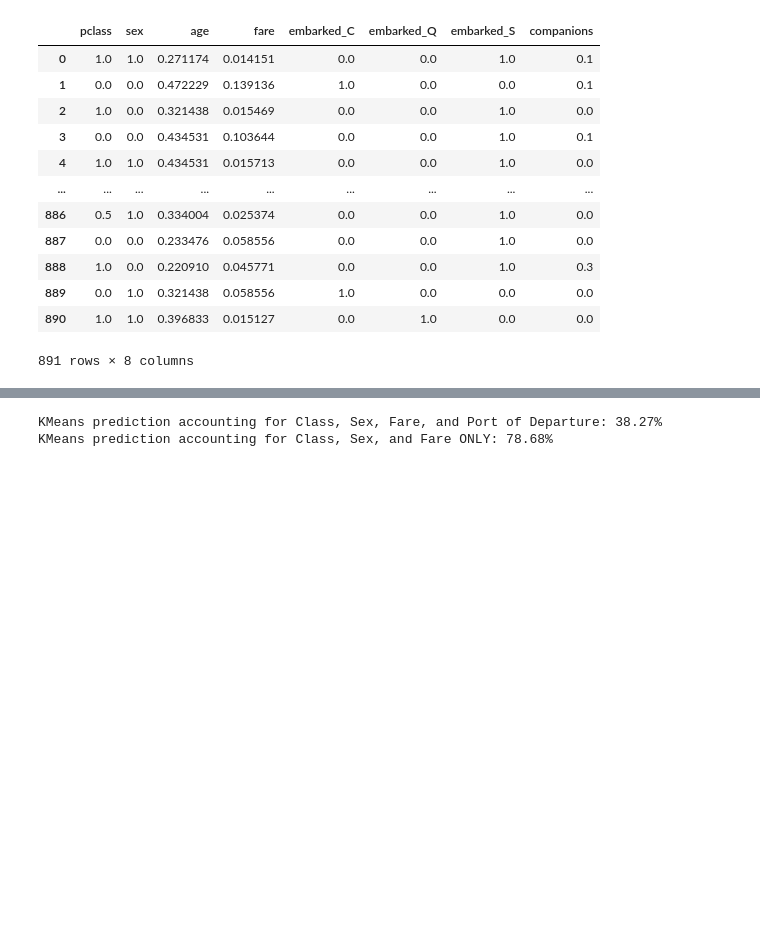
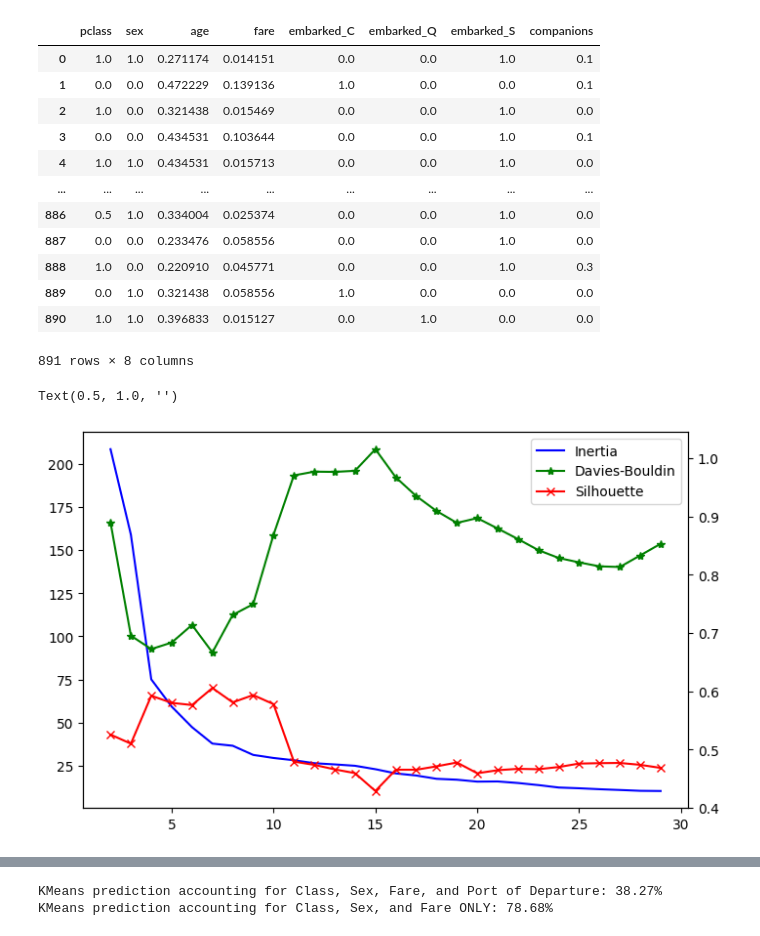
Before and after one commit to RuizLorenzoChavez/practical-ML, a Jupyter notebook: titanic.ipynb, the cells around one changed output, grey strips where cells are left out. Saved outputs shown, nothing was run; the diff lists cells and outputs as text; code cells hidden in the pictures; blank space fills up the shorter version.

```diff
--- a/titanic.ipynb
+++ b/titanic.ipynb
@@ -565,12 +564,3 @@ kmeans_df
 | 889 | 0.0 | 1.0 | 0.321438 | 0.058556 | 1.0 | 0.0 | 0.0 | 0.0 |
 | 890 | 1.0 | 1.0 | 0.396833 | 0.015127 | 0.0 | 1.0 | 0.0 | 0.0 |
 891 rows × 8 columns
-# %%
-data1 = kmeans_df
-kmeans = KMeans(n_clusters=2, random_state=10, n_init=5).fit(data1)
-clusters1 = kmeans.labels_
-
-
-data2 = kmeans_df[kmeans_df.columns[:4]]
-kmeans = KMeans(n_clusters=2, random_state=10,  n_init=5).fit(data2)
-clusters2 = kmeans.labels_
@@ -576,0 +606,16 @@ clusters2 = kmeans.labels_
+# %%
+fig, ax = plt.subplots(figsize=(8,5))
+plot1 = ax.plot(k_list, inertia_list, "blue", label="Inertia")
+
+ax2 = ax.twinx()
+plot2 = ax2.plot(k_list, db_list, "*-", color="green", label="Davies-Bouldin")
+plot3 = ax2.plot(k_list, silhouette_list, "x-", color="red", label="Silhouette")
+
+plots = plot1+plot2+plot3
+labels = [plot.get_label() for plot in plots]
+
+ax.legend(plots, labels)
+plt.title("")
+# %% [output]
+Text(0.5, 1.0, '')
+[figure, added]
```
Also changed, not shown: parts of 19 cells of this notebook.
